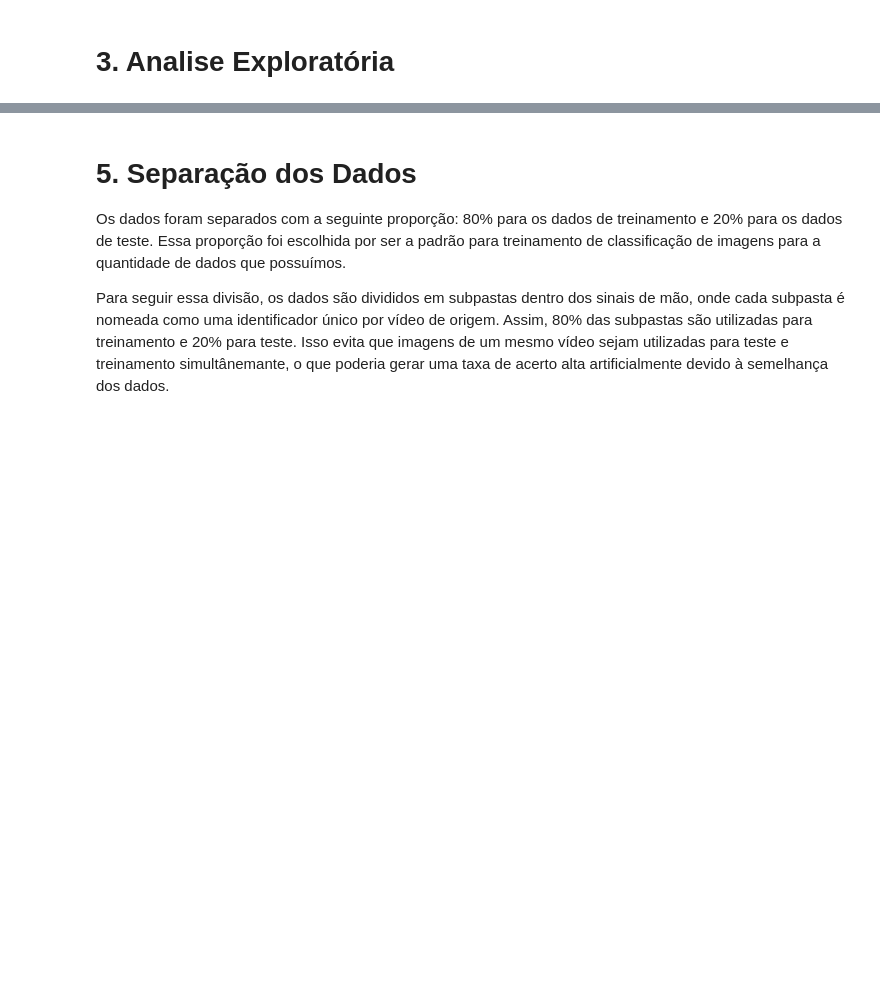
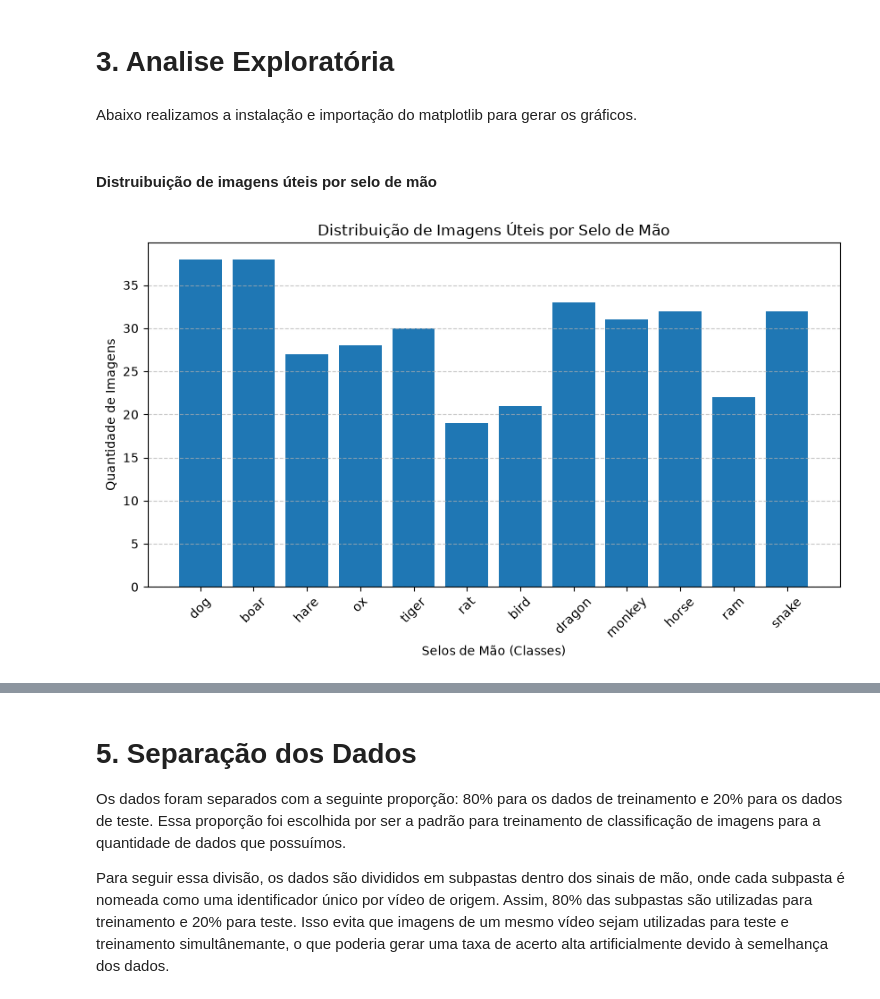
Before and after one commit to luizpoderoso/fia-mao-naruto, a Jupyter notebook: process.ipynb, the cells around one changed output, grey strips where cells are left out. Drawn from its saved outputs; the diff is of its cells as text; code cells hidden in the pictures; blank space fills up the shorter version.

```diff
--- a/process.ipynb
+++ b/process.ipynb
@@ -27,7 +34,7 @@ import os
 from PIL import Image
 import imagehash
 
-DATASET_PATH = os.path.join("../../dataset")
+DATASET_PATH = os.path.join("dataset")
 SIGNALS = ["bird", "boar", "dog", "dragon", "hare", "horse", "monkey", "ox", "ram", "rat", "snake", "tiger"]
 IMG_DIFFERENCE_LIMIT = 5
 # %% [markdown]
@@ -148,2 +191,4 @@ O relatório final aponta a existência de 1960 imagens no dataset original. As
 # %% [markdown]
 # 3. Analise Exploratória
+# %% [markdown]
+Abaixo realizamos a instalação e importação do matplotlib para gerar os gráficos.
@@ -149,0 +199,13 @@ O relatório final aponta a existência de 1960 imagens no dataset original. As
+# %% [markdown]
+#### Distruibuição de imagens úteis por selo de mão
+# %%
+plt.figure(figsize=(10, 5))
+plt.bar(valid_images_dict.keys(), valid_images_dict.values())
+plt.title('Distribuição de Imagens Úteis por Selo de Mão')
+plt.xlabel('Selos de Mão (Classes)')
+plt.ylabel('Quantidade de Imagens')
+plt.xticks(rotation=45)
+plt.grid(axis='y', linestyle='--', alpha=0.7)
+plt.show()
+# %% [output]
+[figure, added]
```
Also changed, not shown: parts of 15 cells of this notebook, 1 other file.
